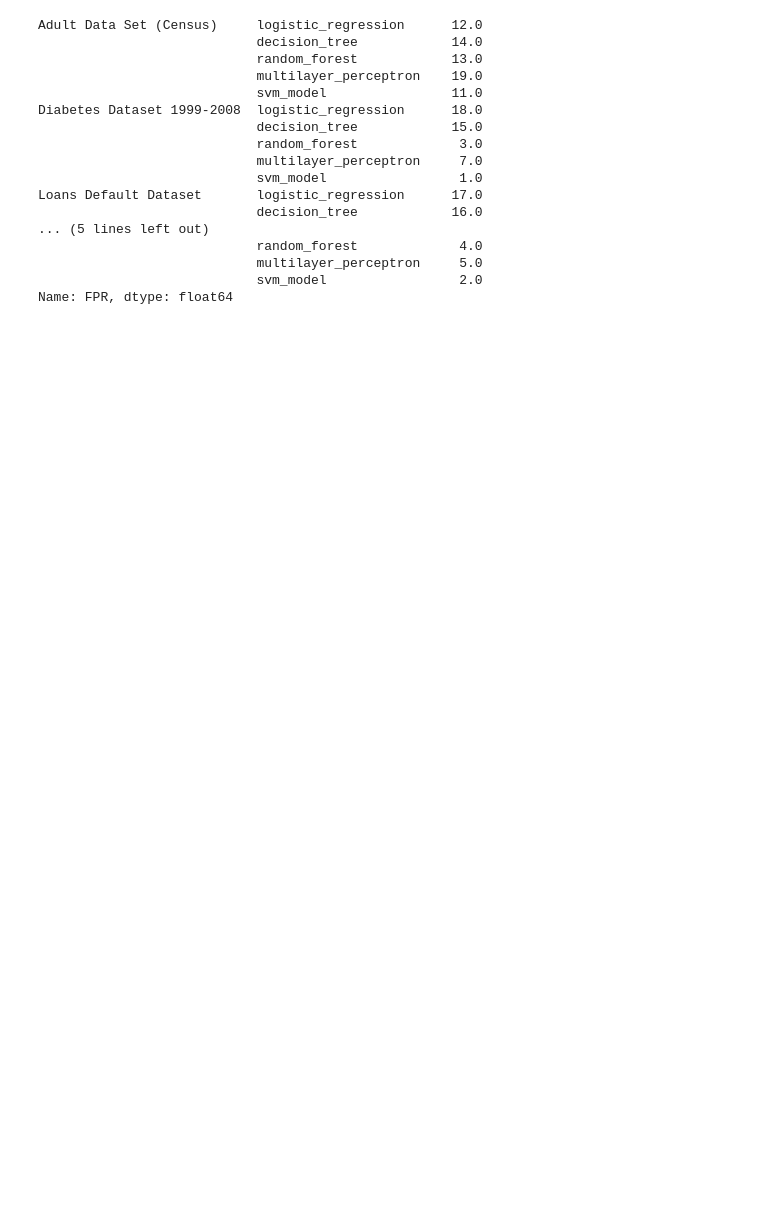
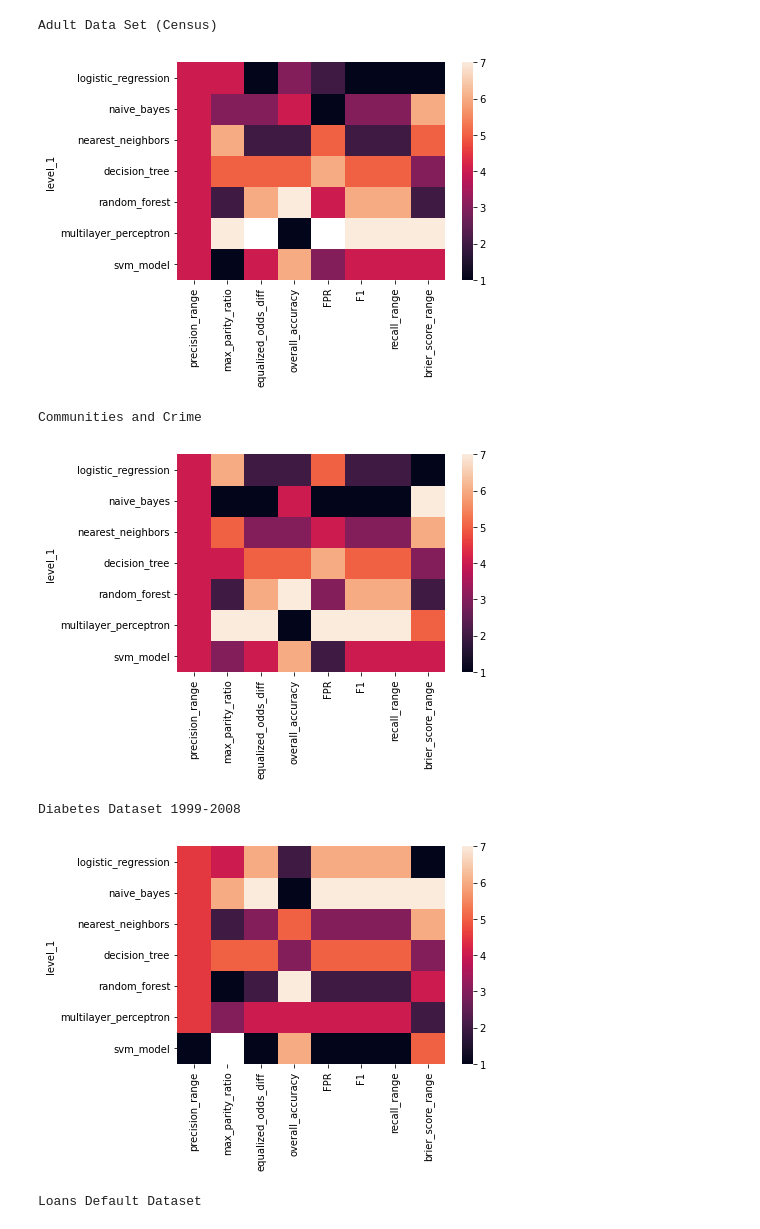
Before and after one commit to pnair7/ml-fairness, a Jupyter notebook: analysis/analysis.ipynb, the cells around one changed output. Saved outputs shown, nothing was run; the diff lists cells and outputs as text; code cells hidden in the pictures; blank space fills up the shorter version.

```diff
--- a/analysis/analysis.ipynb
+++ b/analysis/analysis.ipynb
@@ -3,3 +6,3 @@ import pandas as pd
 # %%
 fair_df = pd.read_csv('../fairness_df.csv', index_col = [0,1])
-fair_df
+fair_df = fair_df.reset_index()
@@ -24,20 +9,21 @@ fair_df
 # %%
-fair_df['FPR'].rank()
+ranked = []
+for dataset in np.unique(fair_df['level_0']):
+    data_df = fair_df[fair_df['level_0'] == dataset]
+    ranked.append(pd.concat([data_df[['level_0', 'level_1']], data_df.rank(numeric_only=True)], axis = 1))
-# %% [output]
-Adult Data Set (Census)     logistic_regression      12.0
-                            decision_tree            14.0
-                            random_forest            13.0
-                            multilayer_perceptron    19.0
-                            svm_model                11.0
-Diabetes Dataset 1999-2008  logistic_regression      18.0
-                            decision_tree            15.0
-                            random_forest             3.0
-                            multilayer_perceptron     7.0
-                            svm_model                 1.0
-Loans Default Dataset       logistic_regression      17.0
-                            decision_tree            16.0
-... (5 lines left out)
-                            random_forest             4.0
-                            multilayer_perceptron     5.0
-                            svm_model                 2.0
-Name: FPR, dtype: float64
+# %%
+# Visualize ranks
+for rank_df in ranked:
+    dataset = rank_df['level_0'].iloc[0]
+    rank_df = rank_df.drop(columns = ['level_0']).set_index('level_1')
+    seaborn.heatmap(rank_df)
+    print(dataset)
+    plt.show()
+# %% [output]
+Adult Data Set (Census)
+[figure, added]
+Communities and Crime
+[figure, added]
+Diabetes Dataset 1999-2008
+[figure, added]
+Loans Default Dataset
```
Also changed, not shown: parts of 6 cells of this notebook, 4 other files.
